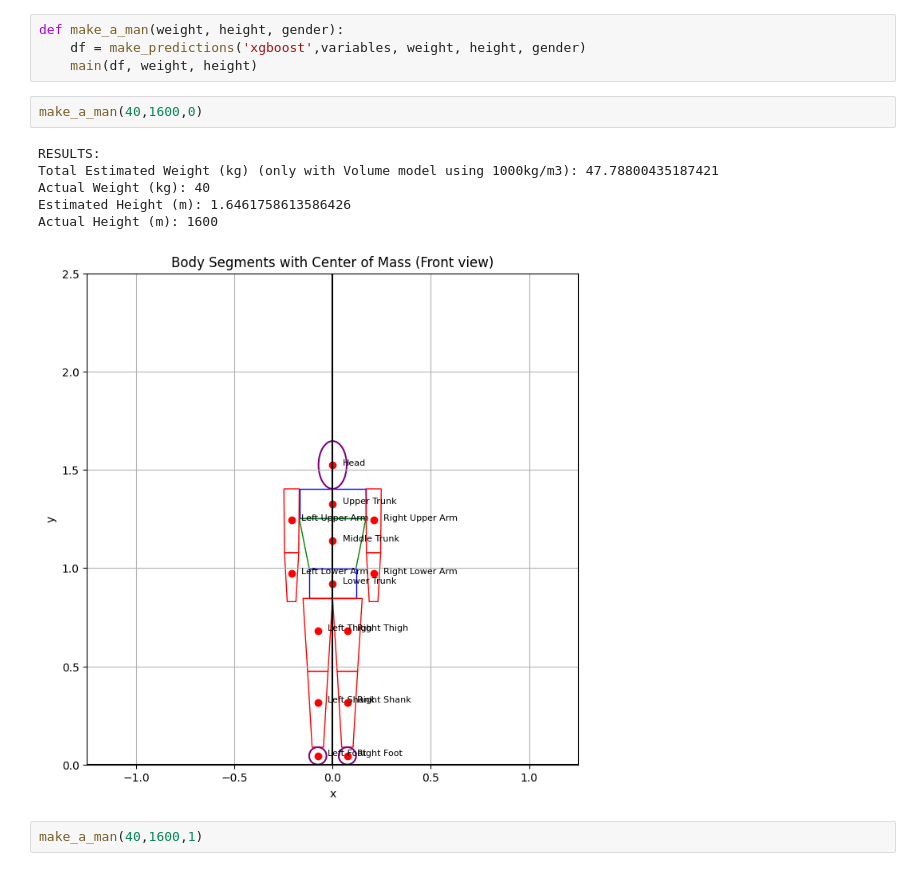
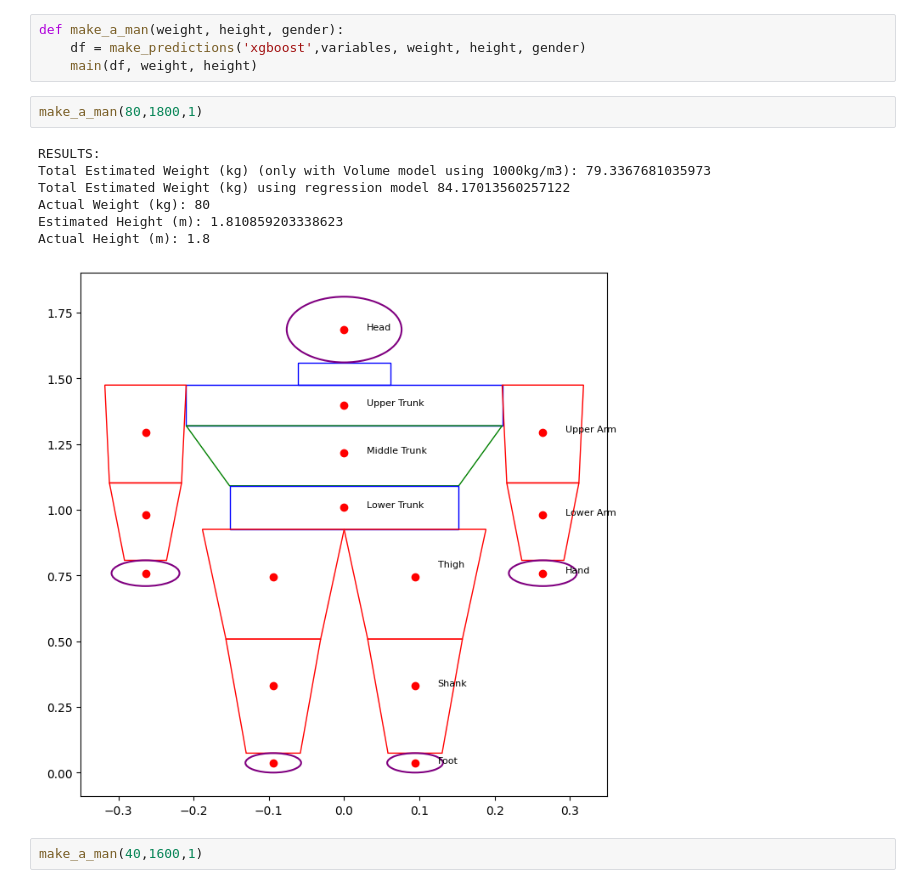
Before and after one commit to jobindjohn/anthromass, a Jupyter notebook: anthropmass/nbs/600_mass.ipynb, the cells around one changed output. Saved outputs shown, nothing was run; the diff lists cells and outputs as text.

```diff
--- a/anthropmass/nbs/600_mass.ipynb
+++ b/anthropmass/nbs/600_mass.ipynb
@@ -94,14 +98,15 @@ def make_a_man(weight, height, gender):
     df = make_predictions('xgboost',variables, weight, height, gender)
     main(df, weight, height)
 # %%
-make_a_man(40,1600,0)
+make_a_man(80,1800,1)
 # %% [output]
 RESULTS:
-Total Estimated Weight (kg) (only with Volume model using 1000kg/m3): 47.78800435187421
-Actual Weight (kg): 40
-Estimated Height (m): 1.6461758613586426
-Actual Height (m): 1600
+Total Estimated Weight (kg) (only with Volume model using 1000kg/m3): 79.3367681035973
+Total Estimated Weight (kg) using regression model 84.17013560257122
+Actual Weight (kg): 80
+Estimated Height (m): 1.810859203338623
+Actual Height (m): 1.8
-[figure, old version]
+[figure, new version]
 # %%
 make_a_man(40,1600,1)
 # %% [output]
```
Also changed, not shown: parts of 2 cells of this notebook, 3 other files.
